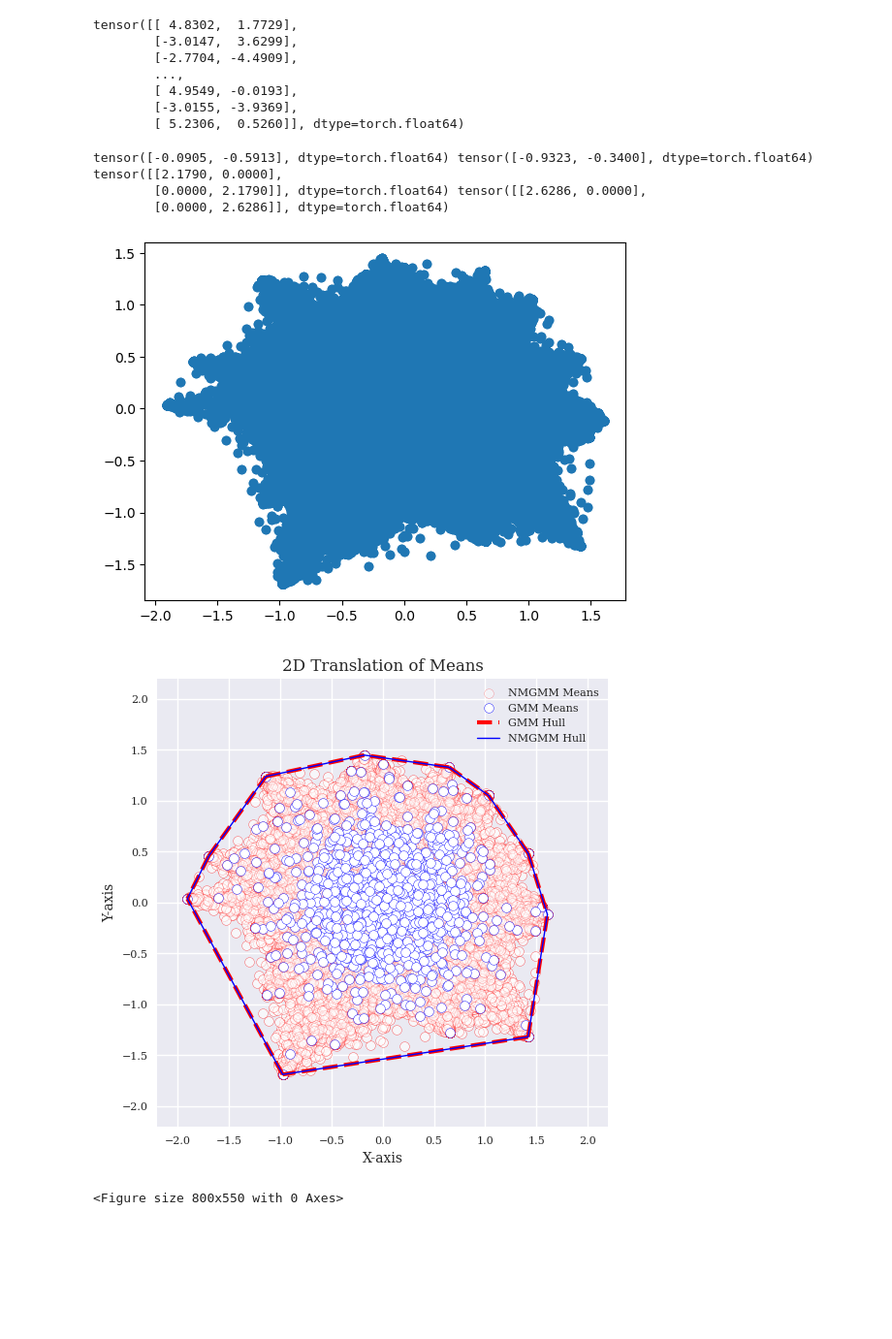
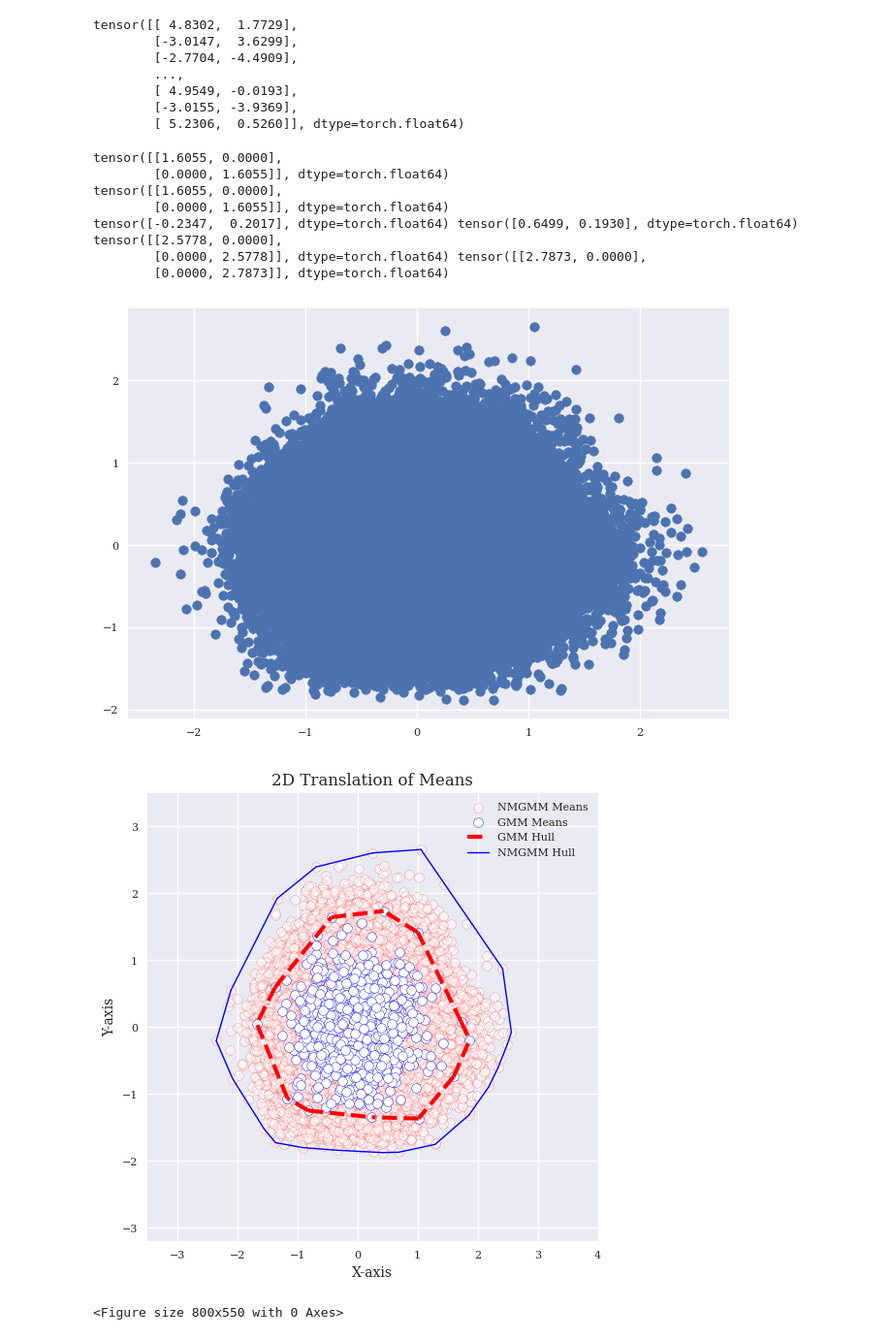
Before and after one commit to PatrickTourniaire/Negative-Gaussian-Mixture-Model, a Jupyter notebook: research/notebooks/initialisation.ipynb, the cells around one changed output. Shown at 97% size. Saved outputs shown, nothing was run; the diff lists cells and outputs as text; code cells hidden in the pictures; blank space fills up the shorter version.

```diff
--- a/research/notebooks/initialisation.ipynb
+++ b/research/notebooks/initialisation.ipynb
@@ -34,22 +34,27 @@ means = torch.zeros(C, D, dtype=torch.float64).normal_(0, 0.5)
 mu0 = means[0]
 mu1 = means[1]
 # %%
-L = torch.normal(1, 1, size=(C, 1, 1)) * torch.eye(D, D).view(1, D, D)
+L = torch.normal(2, 0.5, size=(C, 1, 1)) * torch.eye(D, D).view(1, D, D)
 sigmas = (L).type(torch.float64).contiguous()
-
+print(sigmas[0])
+print(torch.tril(sigmas[0]))
 S0 = torch.tril(sigmas[0]) @ torch.tril(sigmas[0]).t()
 S1 = torch.tril(sigmas[1]) @ torch.tril(sigmas[1]).t()
 
 print(mu0, mu1, S0, S1)
 # %% [output]
-tensor([-0.0905, -0.5913], dtype=torch.float64) tensor([-0.9323, -0.3400], dtype=torch.float64) tensor([[2.1790, 0.0000],
-        [0.0000, 2.1790]], dtype=torch.float64) tensor([[2.6286, 0.0000],
-        [0.0000, 2.6286]], dtype=torch.float64)
+tensor([[1.6055, 0.0000],
+        [0.0000, 1.6055]], dtype=torch.float64)
+tensor([[1.6055, 0.0000],
+        [0.0000, 1.6055]], dtype=torch.float64)
+tensor([-0.2347,  0.2017], dtype=torch.float64) tensor([0.6499, 0.1930], dtype=torch.float64) tensor([[2.5778, 0.0000],
+        [0.0000, 2.5778]], dtype=torch.float64) tensor([[2.7873, 0.0000],
+        [0.0000, 2.7873]], dtype=torch.float64)
 # %%
 def _sqrd_params(Si, Sj, mui, muj) -> torch.Tensor:
         # Compute the squared Gaussian params
-        sigma = torch.inverse(Si + Sj)
-        mu = sigma @ (Si @ mui + Sj @ muj)
+        sigma = torch.inverse(torch.inverse(Si) + torch.inverse(Sj))
+        mu = sigma @ (torch.inverse(Si) @ mui + torch.inverse(Si) @ muj)
 
         return (sigma, mu)
 
@@ -78,7 +83,7 @@ import numpy as np
 plt.scatter(np.array(recomputed_params['means'])[:,0], np.array(recomputed_params['means'])[:,1])
 plt.show()
 # %% [output]
-[figure, old version]
+[figure, new version]
 # %%
 from scipy.spatial import ConvexHull, convex_hull_plot_2d
 
@@ -111,8 +116,8 @@ ax.set_title(r'2D Translation of Means')
 ax.set_xlabel(r'X-axis')
 ax.set_ylabel(r'Y-axis')
 
-ax.set_xlim(-2.2, 2.2)
-ax.set_ylim(-2.2, 2.2)
+ax.set_xlim(-3.5, 4)
+ax.set_ylim(-3.2, 3.5)
 
 nmgmm_points = ax.scatter(
                 np.array(recomputed_params['means'])[:,0],
@@ -128,34 +133,34 @@ gmm_points = ax.scatter(
                 color='white',
                 edgecolors='blue',
                 label='GMM Means')
 
 for simplex in hull1.simplices:
     gmm_hull = ax.plot(
         means[simplex, 0],
         means[simplex, 1],
         'r--',
         linewidth=3,
         label='GMM Hull'
     )
 
 for simplex in hull2.simplices:
     nmgmm_hull = ax.plot(
         np.array(recomputed_params['means'])[simplex, 0],
         np.array(recomputed_params['means'])[simplex, 1],
         'b-',
         linewidth=1,
         label='NMGMM Hull'
     )
 
 handles, labels = ax.get_legend_handles_labels()
 by_label = dict(zip(labels, handles))
 plt.legend(by_label.values(), by_label.keys(), loc=1)
 
 plt.show()
 plt.draw()
 fig.savefig('convexhull_mean_translations.png')
 # %% [output]
-[figure, old version]
+[figure, new version]
 <Figure size 800x550 with 0 Axes>
 # %%
 import matplotlib.transforms as transforms
```
Also changed, not shown: parts of 8 cells of this notebook, 18 other files.
